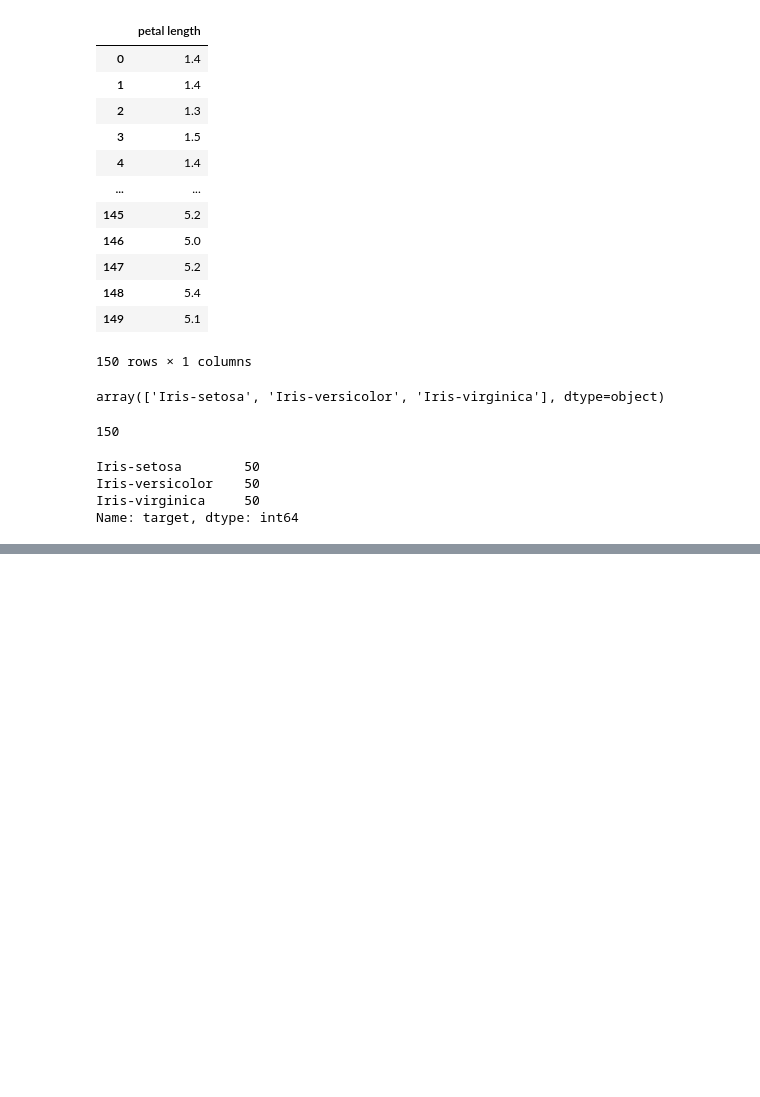
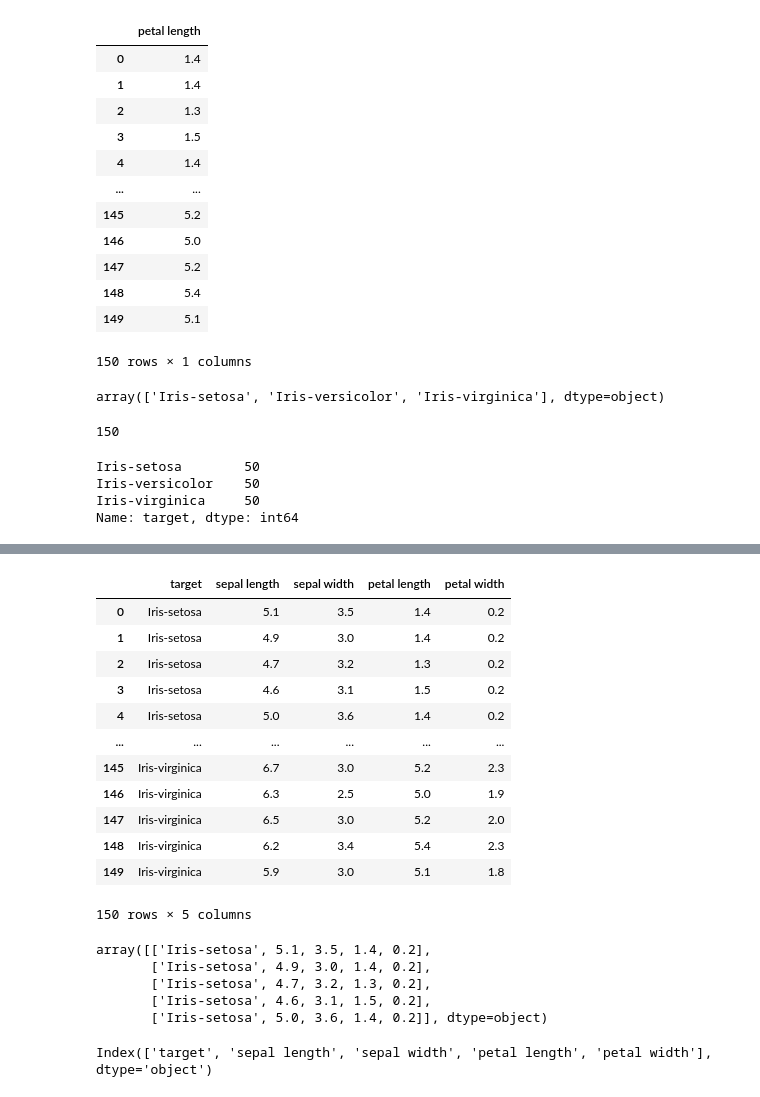
Before and after one commit to blackbutterfly0852/ADP, a Jupyter notebook: 220724_2_데이터핸들링_1.ipynb, the cells around one changed output, grey strips where cells are left out. Cells and saved outputs as stored; diff of their text form; code cells hidden in the pictures; blank space fills up the shorter version.

```diff
--- a/220724_2_데이터핸들링_1.ipynb
+++ b/220724_2_데이터핸들링_1.ipynb
@@ -282,0 +305,2 @@ Name: target, dtype: int64
+# %%
+iris_data.set_index('target')
@@ -282,0 +322,6 @@ Name: target, dtype: int64
+# %%
+# inplace = True : 변경된 내용을 iris_data에 대입 -> iris_data = iris_data,set_index('target')
+# df.index # 인덱스 확인
+# df.set_index(keys, drop = True, append = False, inplace = True) # 인덱스 추가
+# df.reset_index(drop = False, inplace = False)
+iris_data.set_index('target', inplace=True)
@@ -282,0 +345,27 @@ Name: target, dtype: int64
+# %%
+iris_data.reset_index('target', inplace=True)
+# %%
+iris_data
+# %% [output]
+|  | target | sepal length | sepal width | petal length | petal width |
+| 0 | Iris-setosa | 5.1 | 3.5 | 1.4 | 0.2 |
+| 1 | Iris-setosa | 4.9 | 3.0 | 1.4 | 0.2 |
+| 2 | Iris-setosa | 4.7 | 3.2 | 1.3 | 0.2 |
+| 3 | Iris-setosa | 4.6 | 3.1 | 1.5 | 0.2 |
+| 4 | Iris-setosa | 5.0 | 3.6 | 1.4 | 0.2 |
+| ... | ... | ... | ... | ... | ... |
+| 145 | Iris-virginica | 6.7 | 3.0 | 5.2 | 2.3 |
+| 146 | Iris-virginica | 6.3 | 2.5 | 5.0 | 1.9 |
+| 147 | Iris-virginica | 6.5 | 3.0 | 5.2 | 2.0 |
+| 148 | Iris-virginica | 6.2 | 3.4 | 5.4 | 2.3 |
+| 149 | Iris-virginica | 5.9 | 3.0 | 5.1 | 1.8 |
+150 rows × 5 columns
+# %%
+# DataFrame Value 값 확인, 배열 형태
+iris_data.values[:5]
+# %% [output]
+array([['Iris-setosa', 5.1, 3.5, 1.4, 0.2],
+       ['Iris-setosa', 4.9, 3.0, 1.4, 0.2],
+       ['Iris-setosa', 4.7, 3.2, 1.3, 0.2],
+       ['Iris-setosa', 4.6, 3.1, 1.5, 0.2],
+       ['Iris-setosa', 5.0, 3.6, 1.4, 0.2]], dtype=object)
@@ -282,0 +374,4 @@ Name: target, dtype: int64
+# %%
+iris_data.columns # 5개 컬럼
+# %% [output]
+Index(['target', 'sepal length', 'sepal width', 'petal length', 'petal width'], dtype='object')
```
Also changed, not shown: parts of 22 cells of this notebook.
